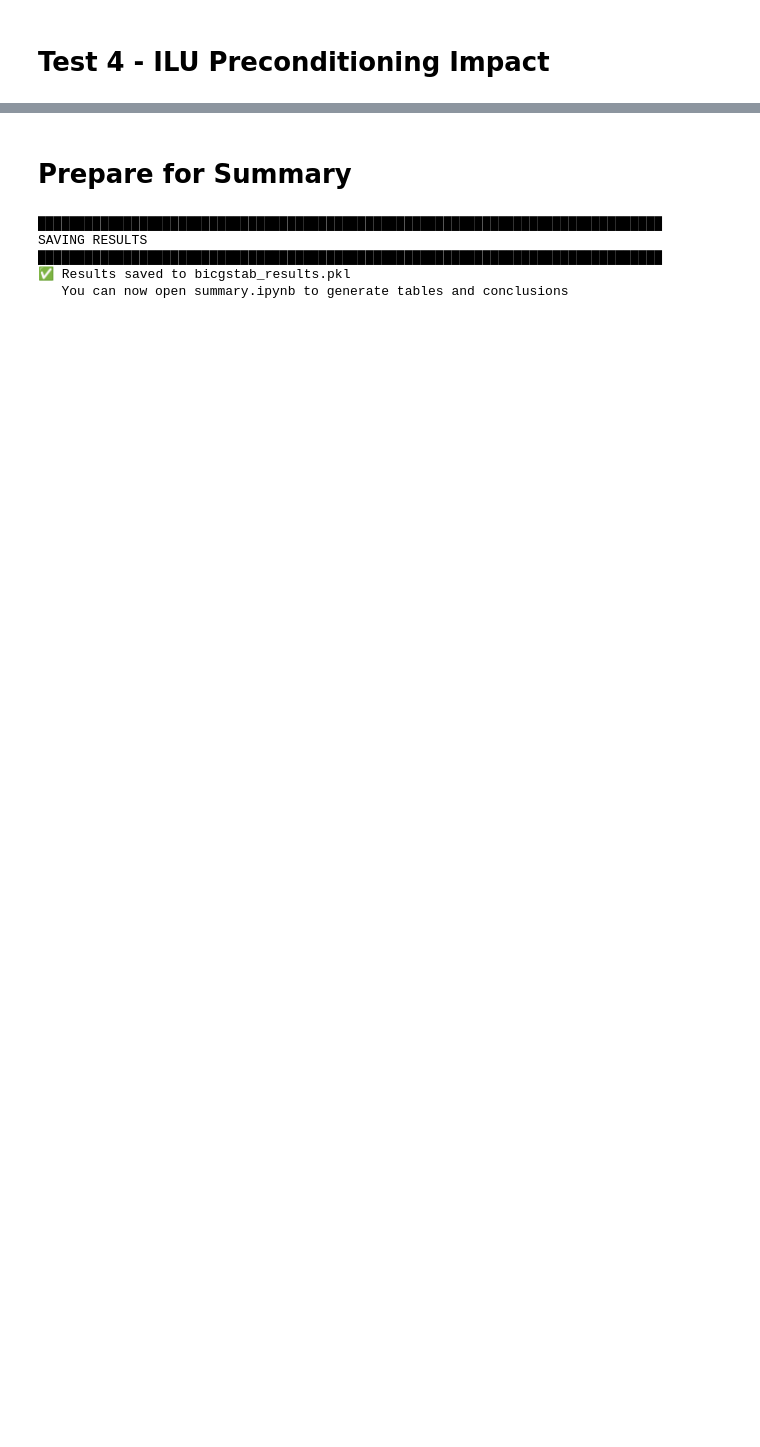
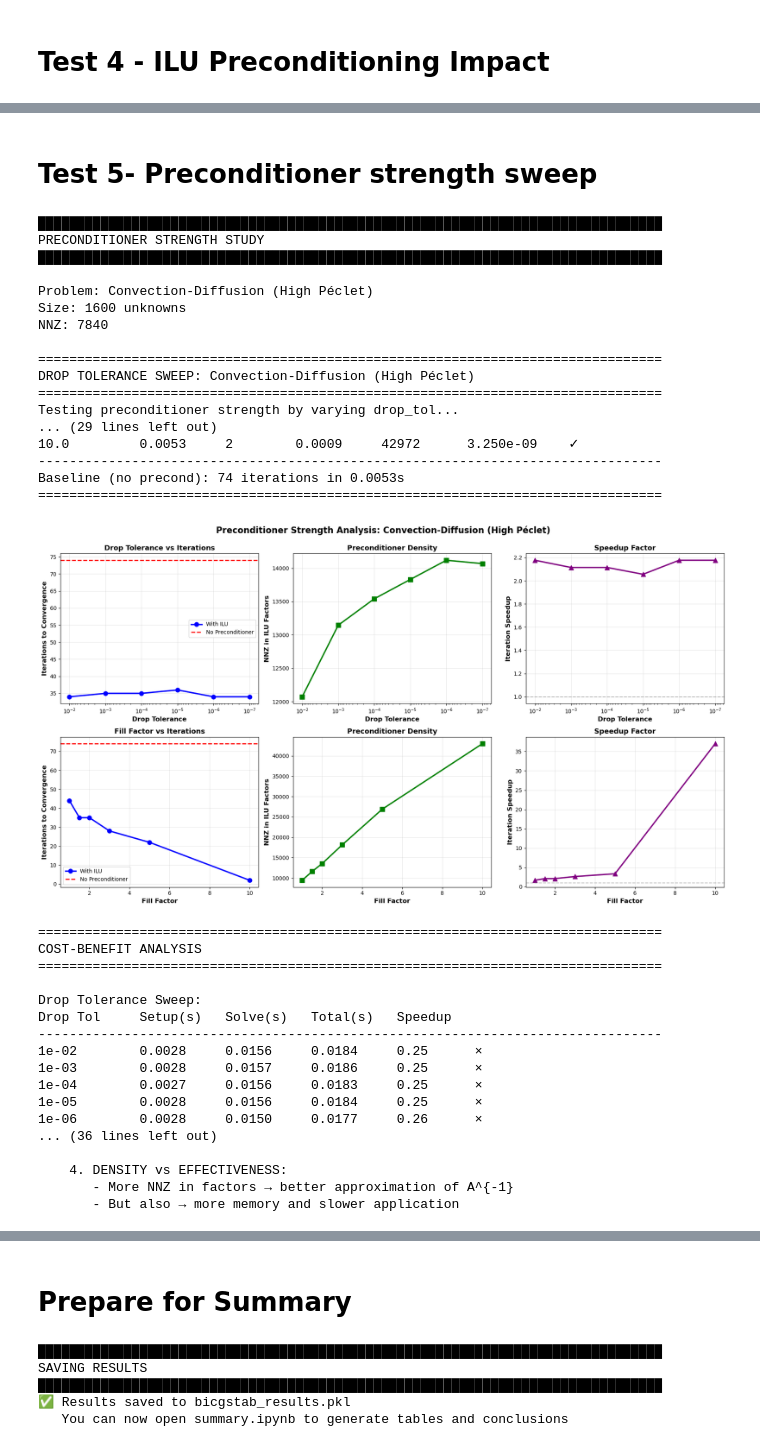
Before and after one commit to bellastewart/BiCGStab_Study, a Jupyter notebook: main.ipynb, the cells around one changed output, grey strips where cells are left out. Drawn from its saved outputs; the diff is of its cells as text; code cells hidden in the pictures; blank space fills up the shorter version.

Commit message:
new studies and analysis

```diff
--- a/main.ipynb
+++ b/main.ipynb
@@ -272,3 +272,55 @@ BiCGSTAB Preconditioning Impact:
   No precond: 74 iterations
   ILU precond: 44 iterations
   Speedup: 1.68×
+# %% [markdown]
+# Test 5- Preconditioner strength sweep
+# %%
+from preconditioner_study import run_preconditioner_study
+
+# Use convection-diffusion problem (benefits most from preconditioning)
+nx = ny = 40
+A_cd = convection_diffusion_2d(nx, ny, diffusion=0.01, vel=(2.0, 1.0))
+N_cd = A_cd.shape[0]
+x_true_cd = np.ones(N_cd)
+b_cd = A_cd.dot(x_true_cd)
+
+# Run complete study
+results_drop, results_fill = run_preconditioner_study(
+    A_cd, b_cd, x_true_cd,
+    problem_name="Convection-Diffusion (High Péclet)")
+# %% [output]
+████████████████████████████████████████████████████████████████████████████████
+PRECONDITIONER STRENGTH STUDY
+████████████████████████████████████████████████████████████████████████████████
+
+Problem: Convection-Diffusion (High Péclet)
+Size: 1600 unknowns
+NNZ: 7840
+
+================================================================================
+DROP TOLERANCE SWEEP: Convection-Diffusion (High Péclet)
+================================================================================
+Testing preconditioner strength by varying drop_tol...
+... (29 lines left out)
+10.0         0.0053     2        0.0009     42972      3.250e-09    ✓
+--------------------------------------------------------------------------------
+Baseline (no precond): 74 iterations in 0.0053s
+================================================================================
+[figure, added]
+================================================================================
+COST-BENEFIT ANALYSIS
+================================================================================
+
+Drop Tolerance Sweep:
+Drop Tol     Setup(s)   Solve(s)   Total(s)   Speedup
+--------------------------------------------------------------------------------
+1e-02        0.0028     0.0156     0.0184     0.25      ×
+1e-03        0.0028     0.0157     0.0186     0.25      ×
+1e-04        0.0027     0.0156     0.0183     0.25      ×
+1e-05        0.0028     0.0156     0.0184     0.25      ×
+1e-06        0.0028     0.0150     0.0177     0.26      ×
+... (36 lines left out)
+
+    4. DENSITY vs EFFECTIVENESS:
+       - More NNZ in factors → better approximation of A^{-1}
+       - But also → more memory and slower application
```
Also changed, not shown: parts of 12 cells of this notebook, 10 other files.
